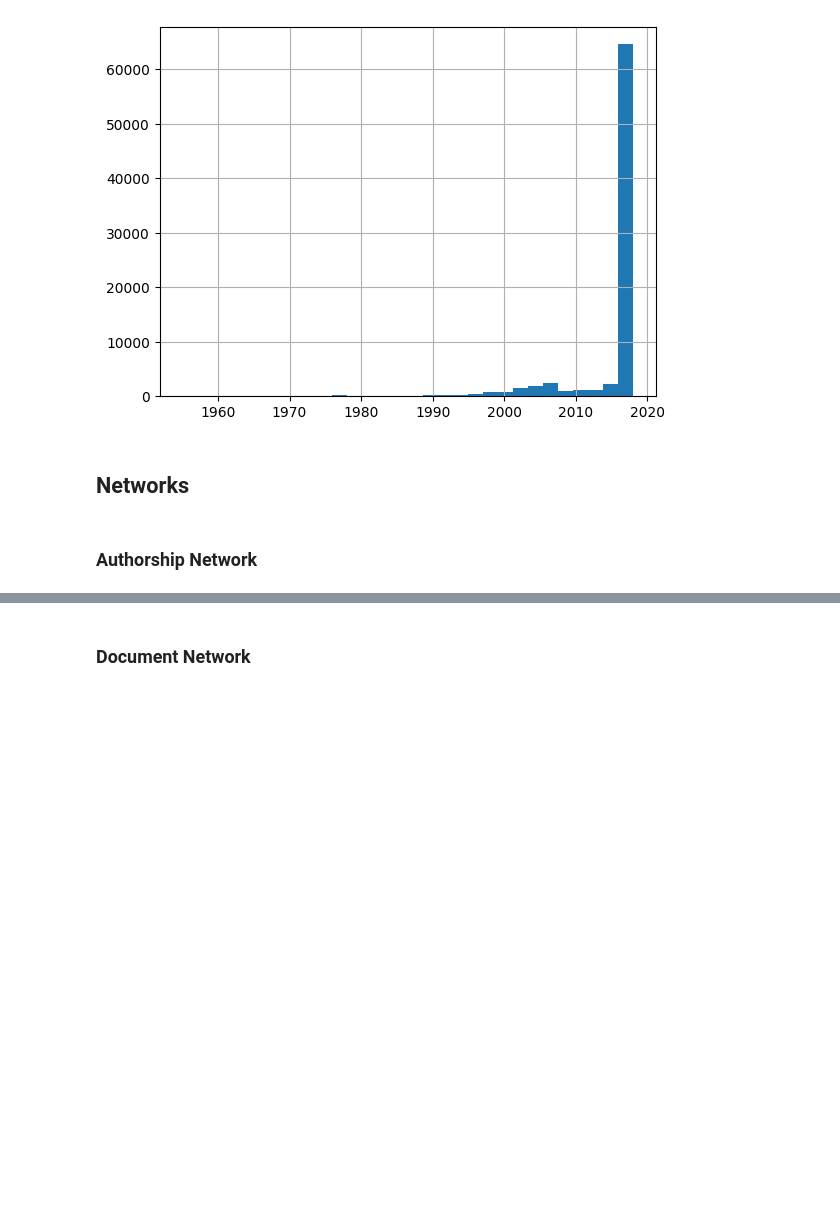
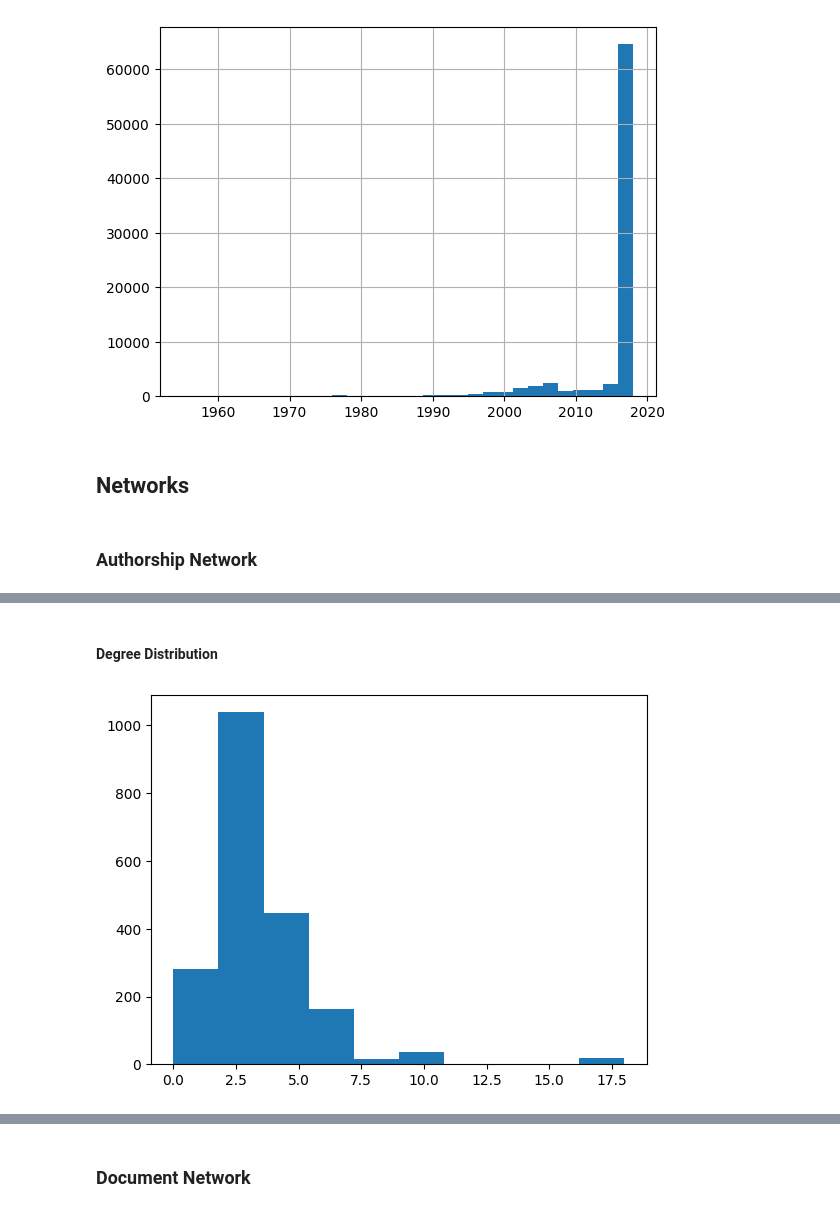
Before and after one commit to FeckNeck/Network-Analysis-for-Information-Retrieval, a Jupyter notebook: index.ipynb, the cells around one changed output, grey strips where cells are left out. Saved outputs shown, nothing was run; the diff lists cells and outputs as text; code cells hidden in the pictures; blank space fills up the shorter version.

```diff
--- a/index.ipynb
+++ b/index.ipynb
@@ -92,0 +118,9 @@ Number of edges 519871
+# %% [markdown]
+#### Degree Distribution
+# %%
+G_filtered.degree()
+d_degree = dict(G_filtered.degree())
+n, bins, patches = plt.hist(d_degree.values())
+plt.show()
+# %% [output]
+[figure, added]
```
Also changed, not shown: parts of 39 cells of this notebook, 1 other file.
